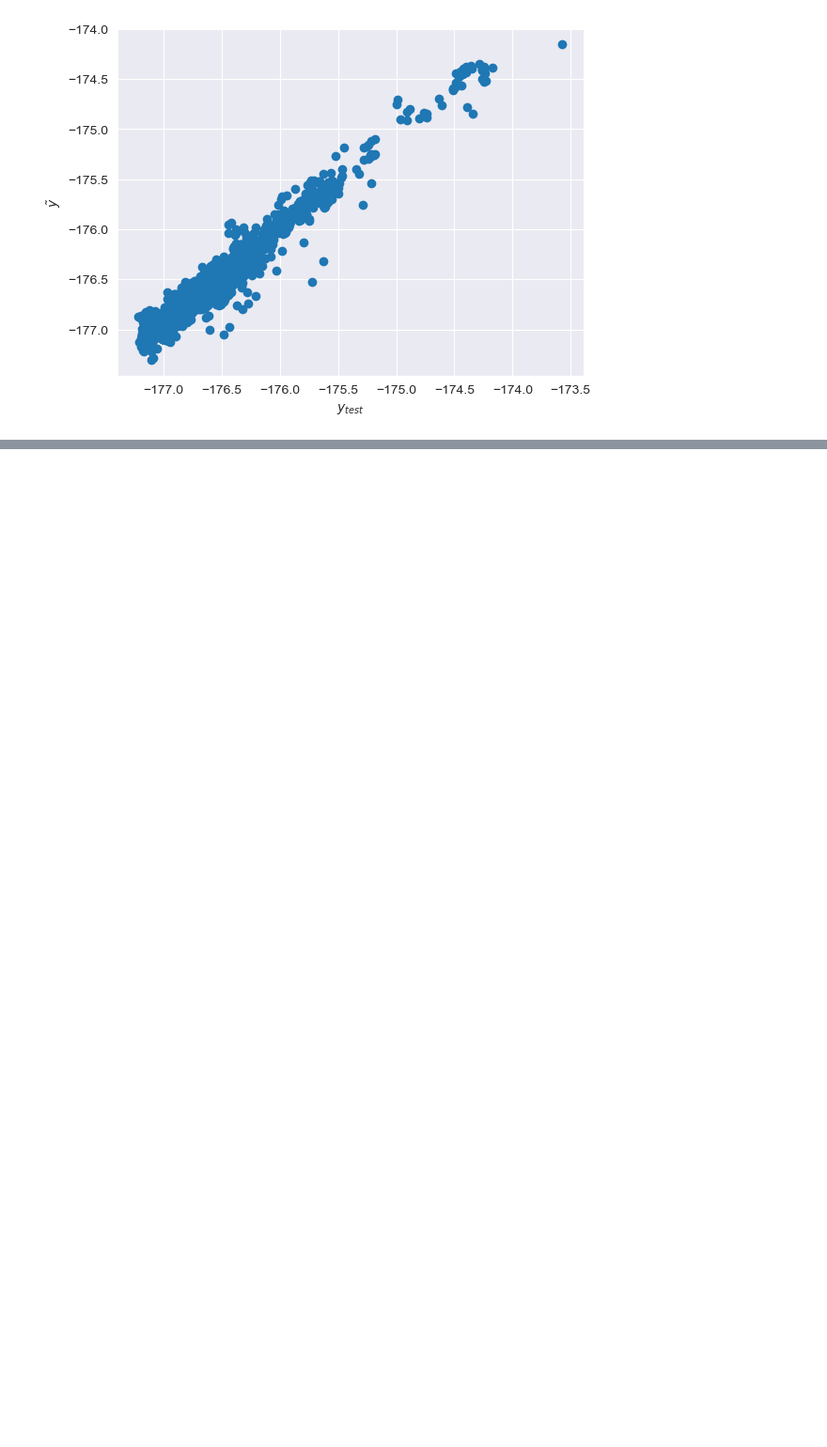
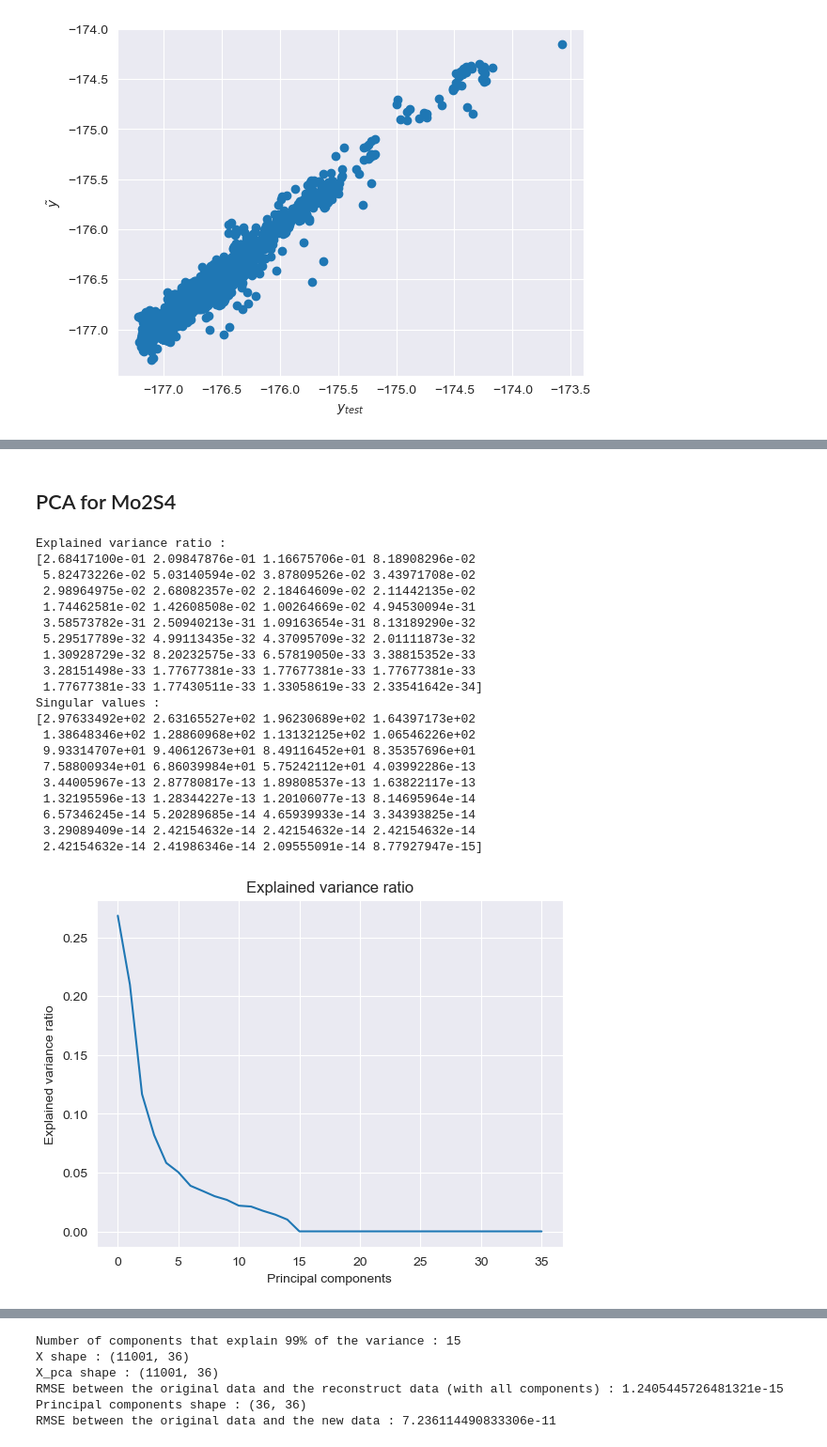
Before and after one commit to lucasboistay/molecular_dynamics, a Jupyter notebook: main.ipynb, the cells around one changed output, grey strips where cells are left out. Shown at 94% size. Cells and saved outputs as stored; diff of their text form; code cells hidden in the pictures; blank space fills up the shorter version.

```diff
--- a/main.ipynb
+++ b/main.ipynb
@@ -1432,0 +1540,38 @@ None
+# %% [markdown]
+## PCA for Mo2S4
+# %%
+# Let's configure a PCA for Mo2S4 (36 features)
+
+X = np.genfromtxt('data/txt/MO2S4.txt')
+
+scaler = StandardScaler()
+X_scaled = scaler.fit_transform(X)
+
+X_pca, X_principal_components = pca_analysis(X_scaled, 36, 'mo2s4')
+
+# RMSE reconstructed data vs original data
+
+X_reconstructed = reconstruct_data(X_pca, X_principal_components)
+compare_pca_with_raw_data(X_reconstructed, X_scaled)
+# %% [output]
+Explained variance ratio :
+[2.68417100e-01 2.09847876e-01 1.16675706e-01 8.18908296e-02
+ 5.82473226e-02 5.03140594e-02 3.87809526e-02 3.43971708e-02
+ 2.98964975e-02 2.68082357e-02 2.18464609e-02 2.11442135e-02
+ 1.74462581e-02 1.42608508e-02 1.00264669e-02 4.94530094e-31
+ 3.58573782e-31 2.50940213e-31 1.09163654e-31 8.13189290e-32
+ 5.29517789e-32 4.99113435e-32 4.37095709e-32 2.01111873e-32
+ 1.30928729e-32 8.20232575e-33 6.57819050e-33 3.38815352e-33
+ 3.28151498e-33 1.77677381e-33 1.77677381e-33 1.77677381e-33
+ 1.77677381e-33 1.77430511e-33 1.33058619e-33 2.33541642e-34]
+Singular values :
+[2.97633492e+02 2.63165527e+02 1.96230689e+02 1.64397173e+02
+ 1.38648346e+02 1.28860968e+02 1.13132125e+02 1.06546226e+02
+ 9.93314707e+01 9.40612673e+01 8.49116452e+01 8.35357696e+01
+ 7.58800934e+01 6.86039984e+01 5.75242112e+01 4.03992286e-13
+ 3.44005967e-13 2.87780817e-13 1.89808537e-13 1.63822117e-13
+ 1.32195596e-13 1.28344227e-13 1.20106077e-13 8.14695964e-14
+ 6.57346245e-14 5.20289685e-14 4.65939933e-14 3.34393825e-14
+ 3.29089409e-14 2.42154632e-14 2.42154632e-14 2.42154632e-14
+ 2.42154632e-14 2.41986346e-14 2.09555091e-14 8.77927947e-15]
+[figure, added]
@@ -1432,0 +1579,6 @@ None
+Number of components that explain 99% of the variance : 15
+X shape : (11001, 36)
+X_pca shape : (11001, 36)
+RMSE between the original data and the reconstruct data (with all components) : 1.2405445726481321e-15
+Principal components shape : (36, 36)
+RMSE between the original data and the new data : 7.236114490833306e-11
```
Also changed, not shown: parts of 4 cells of this notebook, 4 other files.
